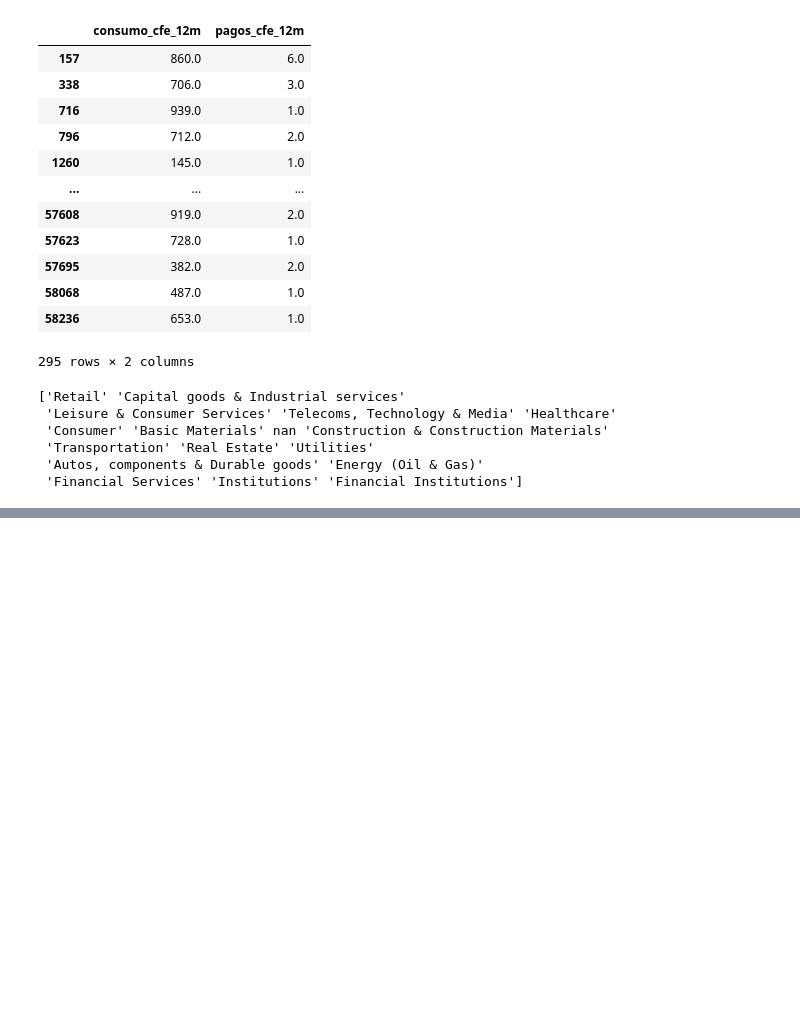
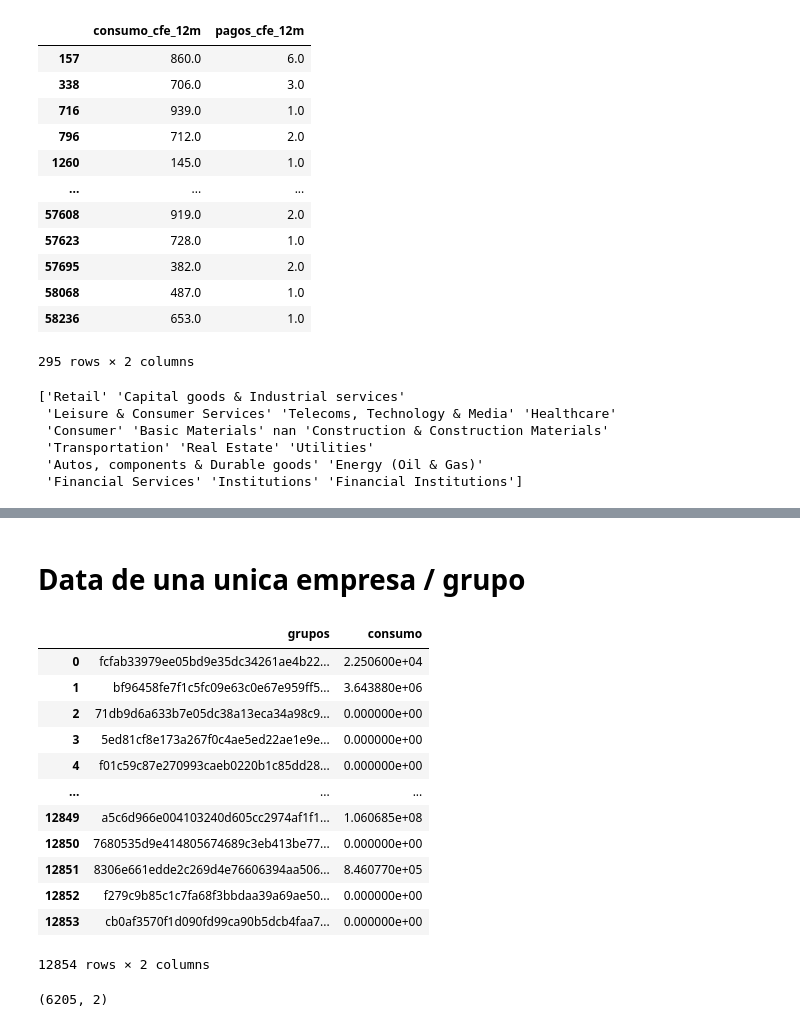
Before and after one commit to arcadio2/calc-analisis, a Jupyter notebook: analisis-calculadora.ipynb, the cells around one changed output, grey strips where cells are left out. Drawn from its saved outputs; the diff is of its cells as text; code cells hidden in the pictures; blank space fills up the shorter version.

Commit message:
por empresa

```diff
--- a/analisis-calculadora.ipynb
+++ b/analisis-calculadora.ipynb
@@ -272,0 +277,2 @@ data_y_sin0
+# %% [markdown]
+# Data de una unica empresa / grupo
@@ -272,0 +287,16 @@ data_y_sin0
+# %%
+data_cleaned
+# %% [output]
+|  | grupos | consumo |
+| 0 | fcfab33979ee05bd9e35dc34261ae4b22... | 2.250600e+04 |
+| 1 | bf96458fe7f1c5fc09e63c0e67e959ff5... | 3.643880e+06 |
+| 2 | 71db9d6a633b7e05dc38a13eca34a98c9... | 0.000000e+00 |
+| 3 | 5ed81cf8e173a267f0c4ae5ed22ae1e9e... | 0.000000e+00 |
+| 4 | f01c59c87e270993caeb0220b1c85dd28... | 0.000000e+00 |
+| ... | ... | ... |
+| 12849 | a5c6d966e004103240d605cc2974af1f1... | 1.060685e+08 |
+| 12850 | 7680535d9e414805674689c3eb413be77... | 0.000000e+00 |
+| 12851 | 8306e661edde2c269d4e76606394aa506... | 8.460770e+05 |
+| 12852 | f279c9b85c1c7fa68f3bbdaa39a69ae50... | 0.000000e+00 |
+| 12853 | cb0af3570f1d090fd99ca90b5dcb4faa7... | 0.000000e+00 |
+12854 rows × 2 columns
@@ -272,0 +307,4 @@ data_y_sin0
+# %%
+data_cleaned.shape
+# %% [output]
+(6205, 2)
```
Also changed, not shown: parts of 33 cells of this notebook.
